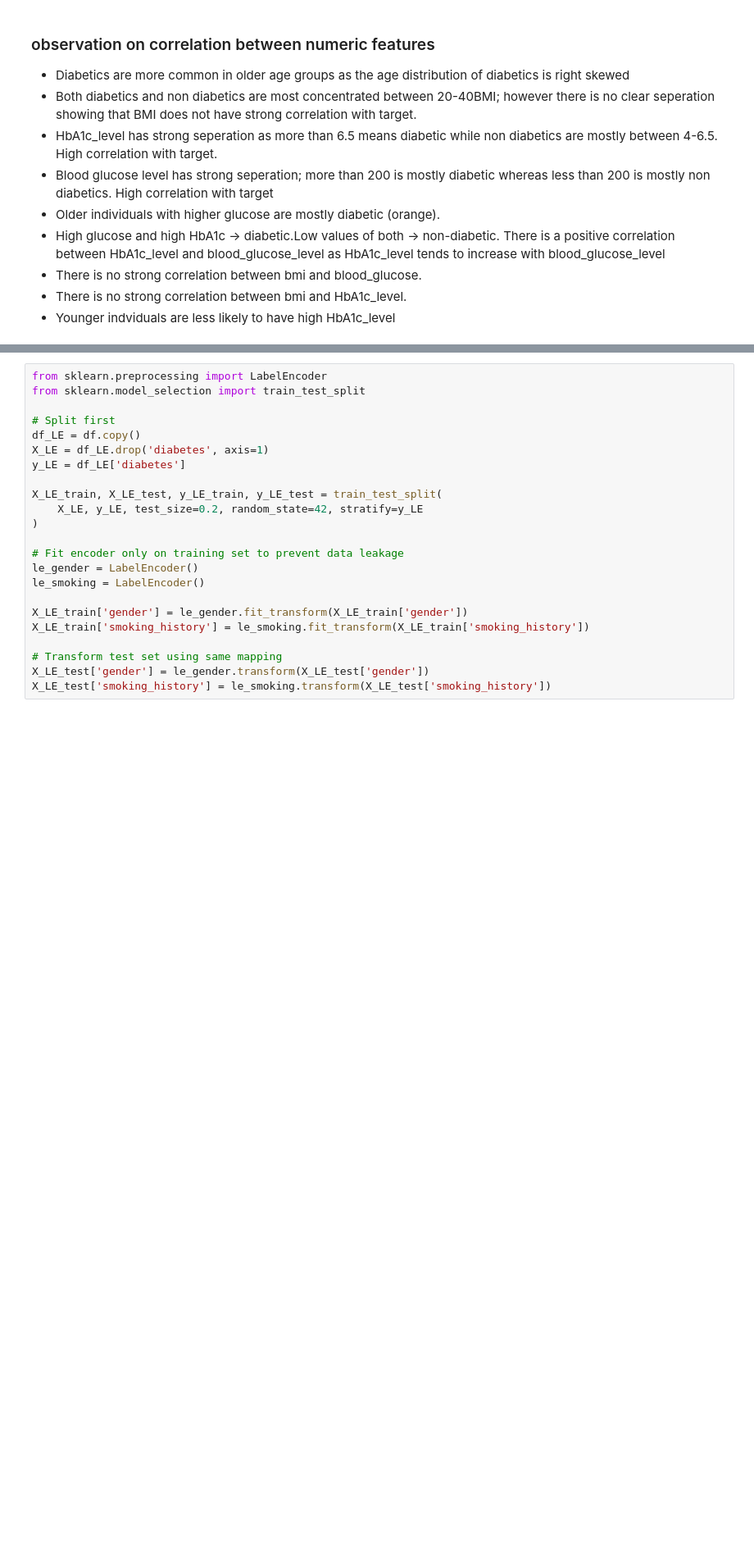
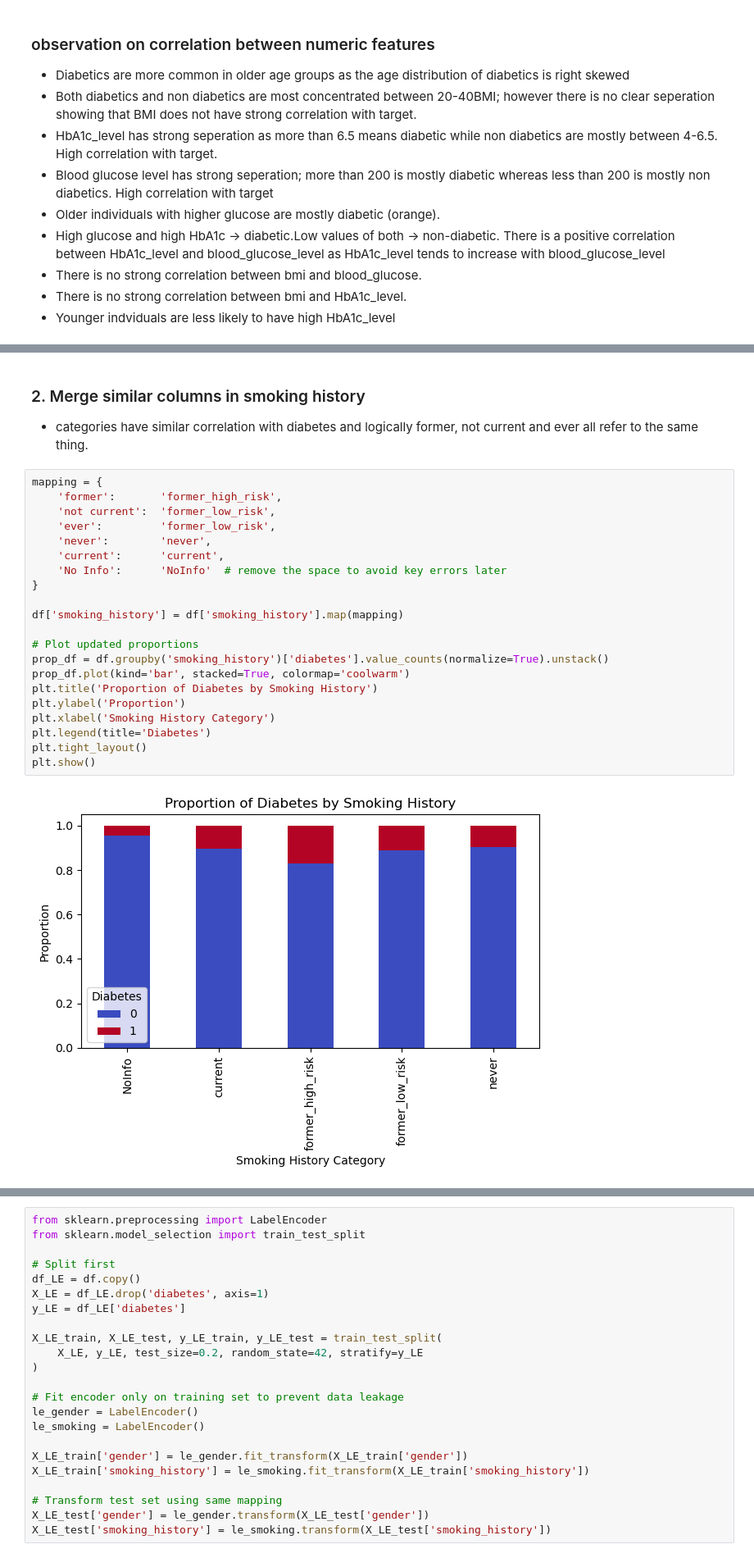
Before and after one commit to PalaniSelvamPrabhanjan/diabetes_predictor, a Jupyter notebook: main.ipynb, the cells around one changed output, grey strips where cells are left out. Shown at 82% size. Drawn from its saved outputs; the diff is of its cells as text; blank space fills up the shorter version.

```diff
--- a/main.ipynb
+++ b/main.ipynb
@@ -593 +690,27 @@ Threshold-independent metrics evaluate performance across all possible threshold
+# %% [markdown]
+### 2. Merge similar columns in smoking history
+- categories have similar correlation with diabetes and logically former, not current and ever all refer to the same thing.
+# %%
+mapping = {
+    'former':       'former_high_risk',
+    'not current':  'former_low_risk',
+    'ever':         'former_low_risk',
+    'never':        'never',
+    'current':      'current',
+    'No Info':      'NoInfo'  # remove the space to avoid key errors later
+}
+
+df['smoking_history'] = df['smoking_history'].map(mapping)
+
+# Plot updated proportions
+prop_df = df.groupby('smoking_history')['diabetes'].value_counts(normalize=True).unstack()
+prop_df.plot(kind='bar', stacked=True, colormap='coolwarm')
+plt.title('Proportion of Diabetes by Smoking History')
+plt.ylabel('Proportion')
+plt.xlabel('Smoking History Category')
+plt.legend(title='Diabetes')
+plt.tight_layout()
+plt.show()
+# %% [output]
+[figure, added]
 # %% [markdown]
```
Also changed, not shown: parts of 85 cells of this notebook, 4 other files.
